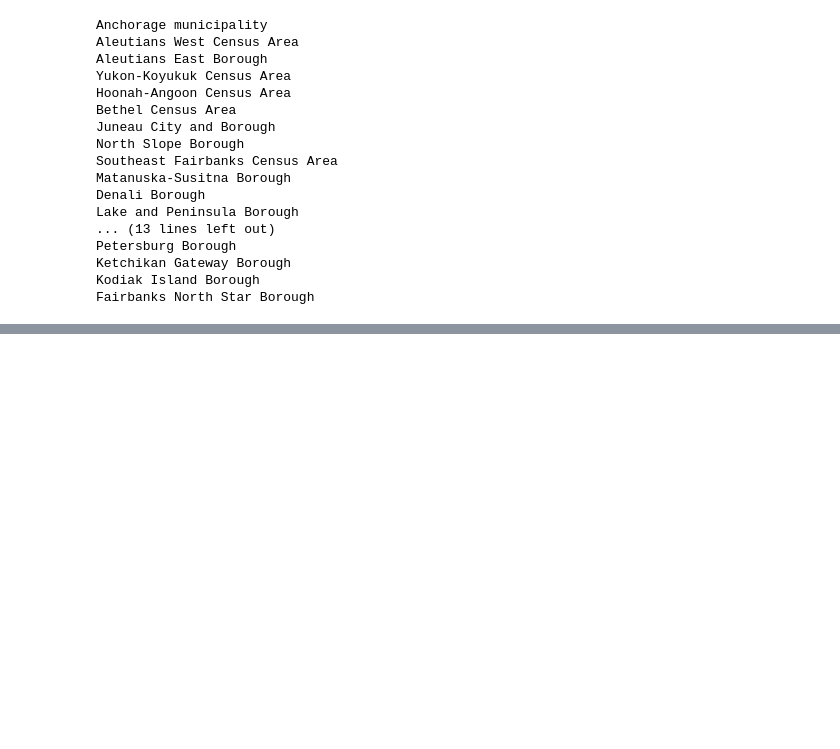
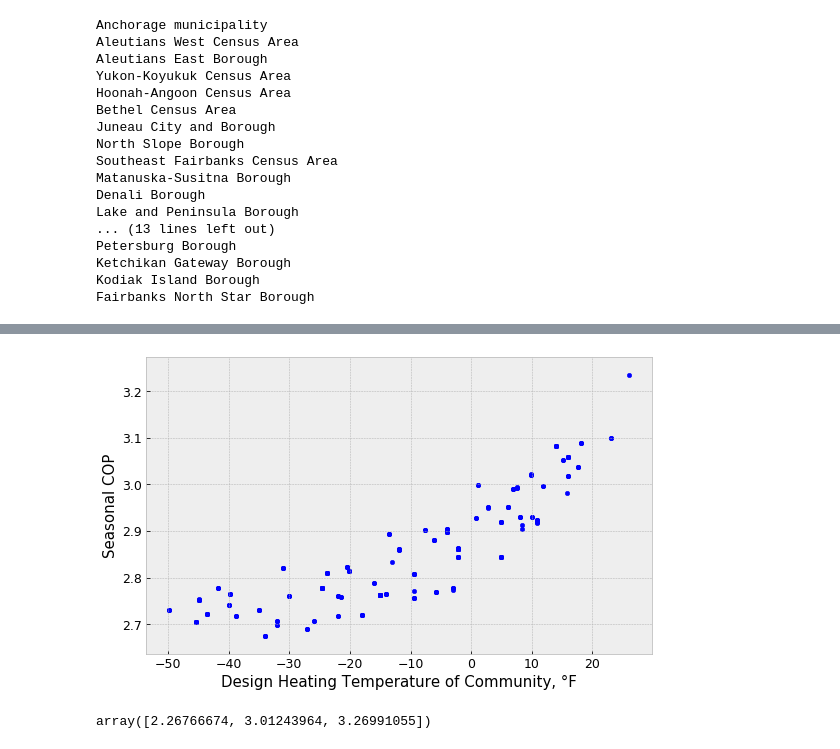
Before and after one commit to alanmitchell/heat-pump-study, a Jupyter notebook: general/city_model_runs.ipynb, the cells around one changed output, grey strips where cells are left out. Cells and saved outputs as stored; diff of their text form; code cells hidden in the pictures; blank space fills up the shorter version.

```diff
--- a/general/city_model_runs.ipynb
+++ b/general/city_model_runs.ipynb
@@ -680,0 +781,28 @@ Fairbanks North Star Borough
+# %%
+df_oil.query('Scenario == "Base"').plot(x='Design_Heat_Temp', y='COP', kind='scatter')
+xlabel('Design Heating Temperature of Community, °F')
+ylabel('Seasonal COP')
+gcf().set_size_inches((8,5))
+tight_layout()
+savefig('images/seasonal_cop.png')
+# %% [output]
+[figure, added]
+# %%
+# COP Curve at any outdoor tempreature
+
+from heatpump.home_heat_model import HomeHeatModel
+# Use the curve from the Heat Pump Calculator
+def cops_for_temps(temps, hspf):
+    """Returns a numpy array of COPs for the associated array of
+    outdoor temperatures, passed in as 'temps'.  Calculates the
+    COPs for a heat pump with HSPF of 'hspf'.
+    """
+    cops = np.interp(temps, HomeHeatModel.TEMPS_FIT, HomeHeatModel.COPS_FIT)
+    # my judgement on the 0.5 exponent; theory would say 1.0
+    cops *= (hspf / HomeHeatModel.BASE_HSPF) ** 0.5
+    return cops
+
+# Test points to see if they match.  This is at Base HSPF
+cops_for_temps([10.8, 34.5, 40], 11.33)
+# %% [output]
+array([2.26766674, 3.01243964, 3.26991055])
```
Also changed, not shown: parts of 26 cells of this notebook, 3 other files.
